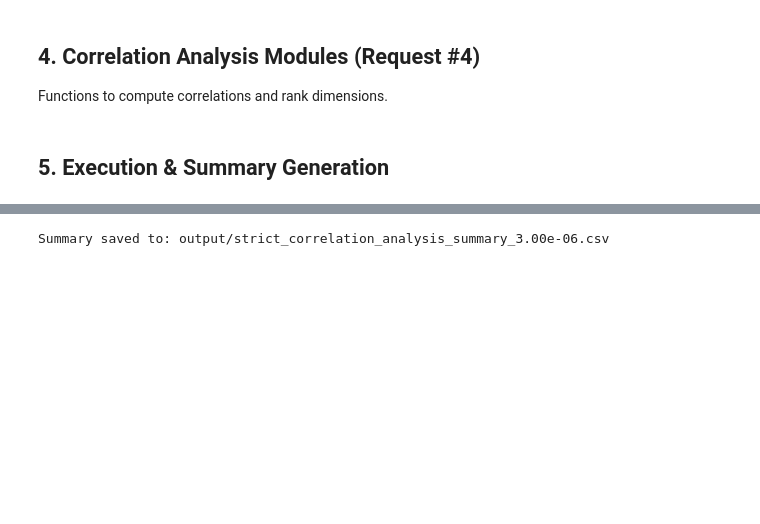
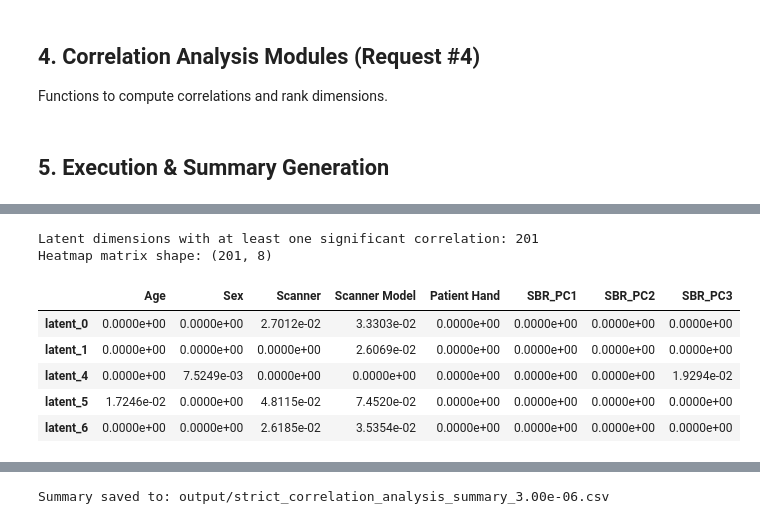
Before and after one commit to figoo210/unsupervised-parkinsons-imaging, a Jupyter notebook: 5.1.2_Dimension_Factor_Correlation_Analysis_beta_3.00e-06.ipynb, the cells around one changed output, grey strips where cells are left out. Drawn from its saved outputs; the diff is of its cells as text; code cells hidden in the pictures; blank space fills up the shorter version.

```diff
--- a/5.1.2_Dimension_Factor_Correlation_Analysis_beta_3.00e-06.ipynb
+++ b/5.1.2_Dimension_Factor_Correlation_Analysis_beta_3.00e-06.ipynb
@@ -327,0 +410,47 @@ Analyzing Factor: Sex...
+# %%
+# Create heatmap matrix: rows = latent dimensions, columns = factors
+# Only include latents that have at least one significant correlation (after Bonferroni)
+
+# Build the matrix
+heatmap_data = []
+latent_dims_in_heatmap = set()
+
+# First pass: identify which latents are significant for at least one factor
+for factor_name, df_res in all_results.items():
+    significant_dims = df_res[df_res['Survives_Correction'] == True]['Dimension'].tolist()
+    latent_dims_in_heatmap.update(significant_dims)
+
+# Sort latent dimensions numerically
+latent_dims_in_heatmap = sorted(latent_dims_in_heatmap, key=lambda x: int(x.split('_')[1]))
+
+print(f"\nLatent dimensions with at least one significant correlation: {len(latent_dims_in_heatmap)}")
+
+# Second pass: build the heatmap matrix
+heatmap_matrix = pd.DataFrame(index=latent_dims_in_heatmap, columns=all_results.keys())
+
+for factor_name, df_res in all_results.items():
+    for dim in latent_dims_in_heatmap:
+        # Find this dimension in the results
+        dim_row = df_res[df_res['Dimension'] == dim]
+        if not dim_row.empty:
+            effect_size = dim_row.iloc[0]['Effect_Size']
+            survives = dim_row.iloc[0]['Survives_Correction']
+            # Only show effect size if it survives Bonferroni correction
+            heatmap_matrix.loc[dim, factor_name] = effect_size if survives else 0.0
+        else:
+            heatmap_matrix.loc[dim, factor_name] = 0.0
+
+# Convert to float
+heatmap_matrix = heatmap_matrix.astype(float)
+
+print(f"Heatmap matrix shape: {heatmap_matrix.shape}")
+heatmap_matrix.head()
+# %% [output]
+Latent dimensions with at least one significant correlation: 201
+Heatmap matrix shape: (201, 8)
+|  | Age | Sex | Scanner | Scanner Model | Patient Hand | SBR_PC1 | SBR_PC2 | SBR_PC3 |
+| latent_0 | 0.0000e+00 | 0.0000e+00 | 2.7012e-02 | 3.3303e-02 | 0.0000e+00 | 0.0000e+00 | 0.0000e+00 | 0.0000e+00 |
+| latent_1 | 0.0000e+00 | 0.0000e+00 | 0.0000e+00 | 2.6069e-02 | 0.0000e+00 | 0.0000e+00 | 0.0000e+00 | 0.0000e+00 |
+| latent_4 | 0.0000e+00 | 7.5249e-03 | 0.0000e+00 | 0.0000e+00 | 0.0000e+00 | 0.0000e+00 | 0.0000e+00 | 1.9294e-02 |
+| latent_5 | 1.7246e-02 | 0.0000e+00 | 4.8115e-02 | 7.4520e-02 | 0.0000e+00 | 0.0000e+00 | 0.0000e+00 | 0.0000e+00 |
+| latent_6 | 0.0000e+00 | 0.0000e+00 | 2.6185e-02 | 3.5354e-02 | 0.0000e+00 | 0.0000e+00 | 0.0000e+00 | 0.0000e+00 |
```
Also changed, not shown: parts of 5 cells of this notebook, 17 other files.
